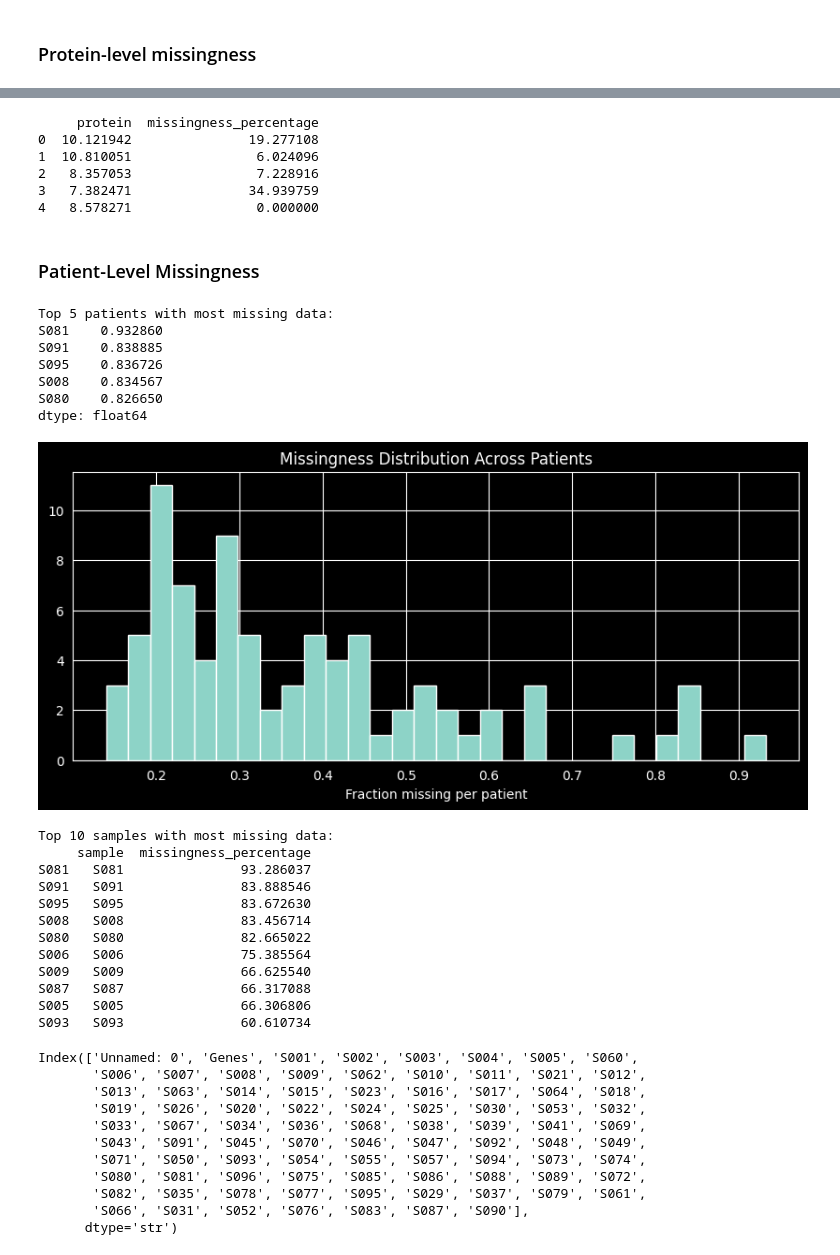
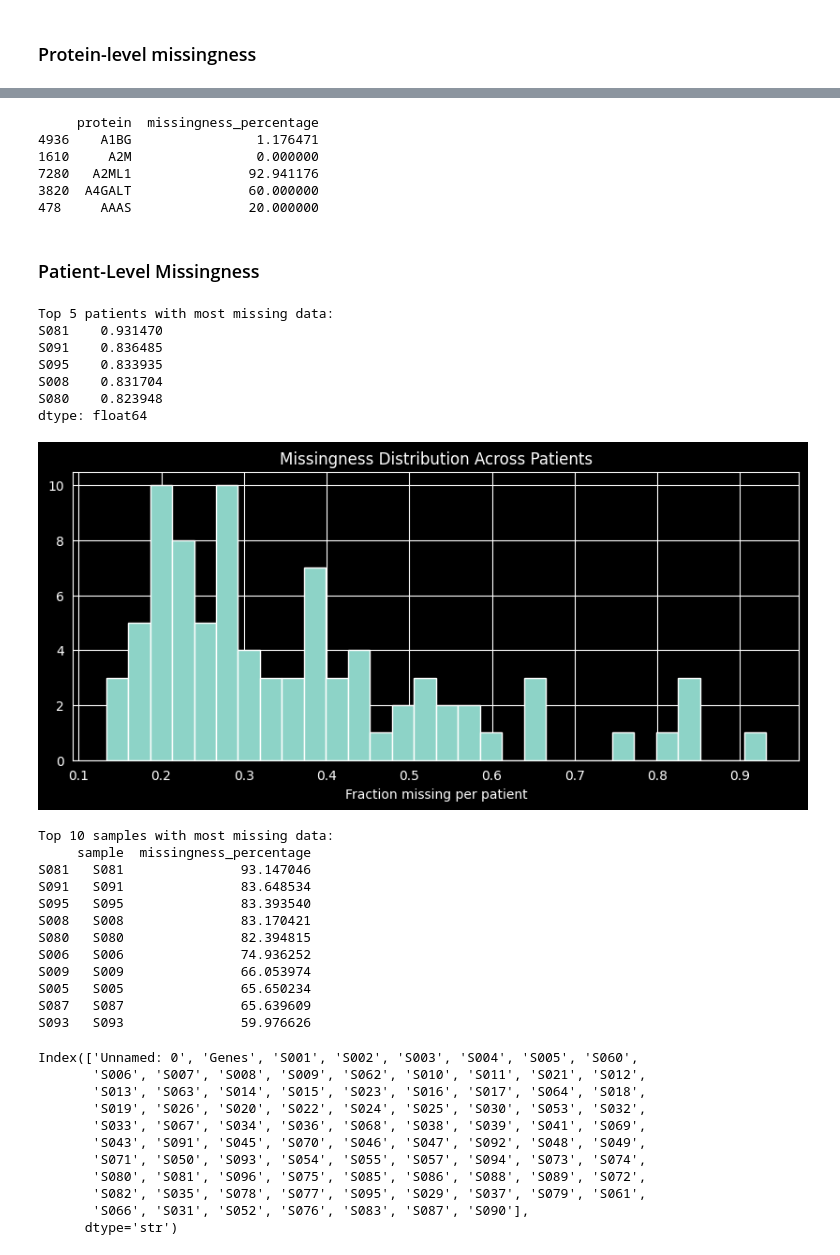
Before and after one commit to paulaliv/AAA_project, a Jupyter notebook: Tissue_preprocessing.ipynb, the cells around one changed output, grey strips where cells are left out. Drawn from its saved outputs; the diff is of its cells as text; code cells hidden in the pictures.

Commit message:
missingness analysis completed

```diff
--- a/Tissue_preprocessing.ipynb
+++ b/Tissue_preprocessing.ipynb
@@ -88,0 +117,8 @@ Keep for Data exploration, for modelling, do df_gene = df.groupby("Gene").median
+# %%
+df_tissue_dupl = tissue_data.copy()
+print(df_tissue_dupl.iloc[:,1:].dtypes)
+df_tissue_dupl['missing'] = df_tissue_dupl.iloc[:, 1:].isnull().mean(axis=1)
+df_tissue_dupl['mean_intensity'] = df_tissue_dupl.iloc[:, 1:].mean(axis=1)
+df_tissue_dupl = df_tissue_dupl.sort_values(['Genes','missing','mean_intensity'],ascending=True)
+df_tissue_dupl_subset = df_tissue_dupl.loc[df_tissue_dupl['Genes'].isin(dublicates)]
+df_tissue_dupl_subset[['Genes','missing','mean_intensity']].head(10)
@@ -88,0 +149,6 @@ Keep for Data exploration, for modelling, do df_gene = df.groupby("Gene").median
+# %%
+df_tissue_dupl = df_tissue_dupl.drop_duplicates(subset='Genes',keep='first')
+assert df_tissue_dupl['Genes'].duplicated().sum() == 0, "Duplicate genes found!"
+# %%
+df_tissue_dupl = df_tissue_dupl.drop(columns=['missing','mean_intensity'])
+tissue_data = df_tissue_dupl
@@ -136,8 +220,8 @@ dtype: float64
 # %%
-protein_missingness = tissue_data.iloc[:, 3:].isnull().mean(axis=1) * 100
+protein_missingness = tissue_data.iloc[:, 1:].isnull().mean(axis=1) * 100
 
 missingness_df = pd.DataFrame({
-    'protein': tissue_data.iloc[:, 3],
+    'protein': tissue_data['Genes'],
     'missingness_percentage': protein_missingness
 })
 
@@ -146,32 +230,32 @@ missingness_df.to_csv('tissue_protein_missingness.csv', index=False)
 print(missingness_df.head())
 # %% [output]
      protein  missingness_percentage
-0  10.121942               19.277108
-1  10.810051                6.024096
-2   8.357053                7.228916
-3   7.382471               34.939759
-4   8.578271                0.000000
+4936    A1BG                1.176471
+1610     A2M                0.000000
+7280   A2ML1               92.941176
+3820  A4GALT               60.000000
+478     AAAS               20.000000
 # %% [markdown]
 ### Patient-Level Missingness
 # %%
-patient_missingness = tissue_data.iloc[:, 3:].isnull().mean(axis=0)
+patient_missingness = tissue_data.iloc[:, 1:].isnull().mean(axis=0)
 print("\nTop 5 patients with most missing data:")
 print(patient_missingness.sort_values(ascending=False).head())
 
 plt.figure(figsize=(10,4))
 patient_missingness.hist(bins=30)
 plt.title("Missingness Distribution Across Patients")
 plt.xlabel("Fraction missing per patient")
 plt.show()
 # %% [output]
 Top 5 patients with most missing data:
-S081    0.932860
-S091    0.838885
-S095    0.836726
-S008    0.834567
-S080    0.826650
+S081    0.931470
+S091    0.836485
+S095    0.833935
+S008    0.831704
+S080    0.823948
 dtype: float64
-[figure, old version]
+[figure, new version]
 # %%
 patient_missingness = tissue_data.iloc[:, 1:].isnull().mean(axis=0) * 100
 
@@ -187,16 +271,16 @@ print(missingness_sample_df.sort_values(by='missingness_percentage', ascending=F
 # %% [output]
 Top 10 samples with most missing data:
      sample  missingness_percentage
-S081   S081               93.286037
-S091   S091               83.888546
-S095   S095               83.672630
-S008   S008               83.456714
-S080   S080               82.665022
-S006   S006               75.385564
-S009   S009               66.625540
-S087   S087               66.317088
-S005   S005               66.306806
-S093   S093               60.610734
+S081   S081               93.147046
+S091   S091               83.648534
+S095   S095               83.393540
+S008   S008               83.170421
+S080   S080               82.394815
+S006   S006               74.936252
+S009   S009               66.053974
+S005   S005               65.650234
+S087   S087               65.639609
+S093   S093               59.976626
 # %%
 plasma_data.columns
 # %% [output]
```
Also changed, not shown: parts of 32 cells of this notebook, 6 other files.
